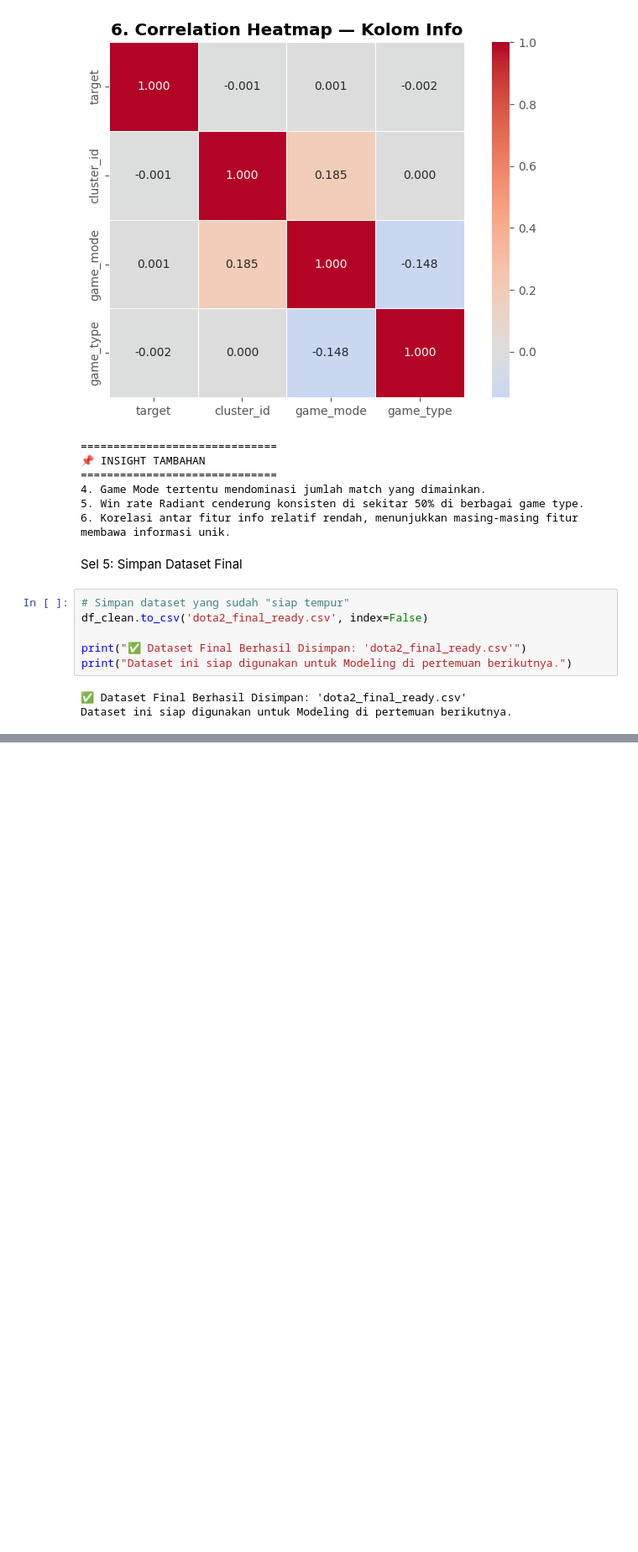
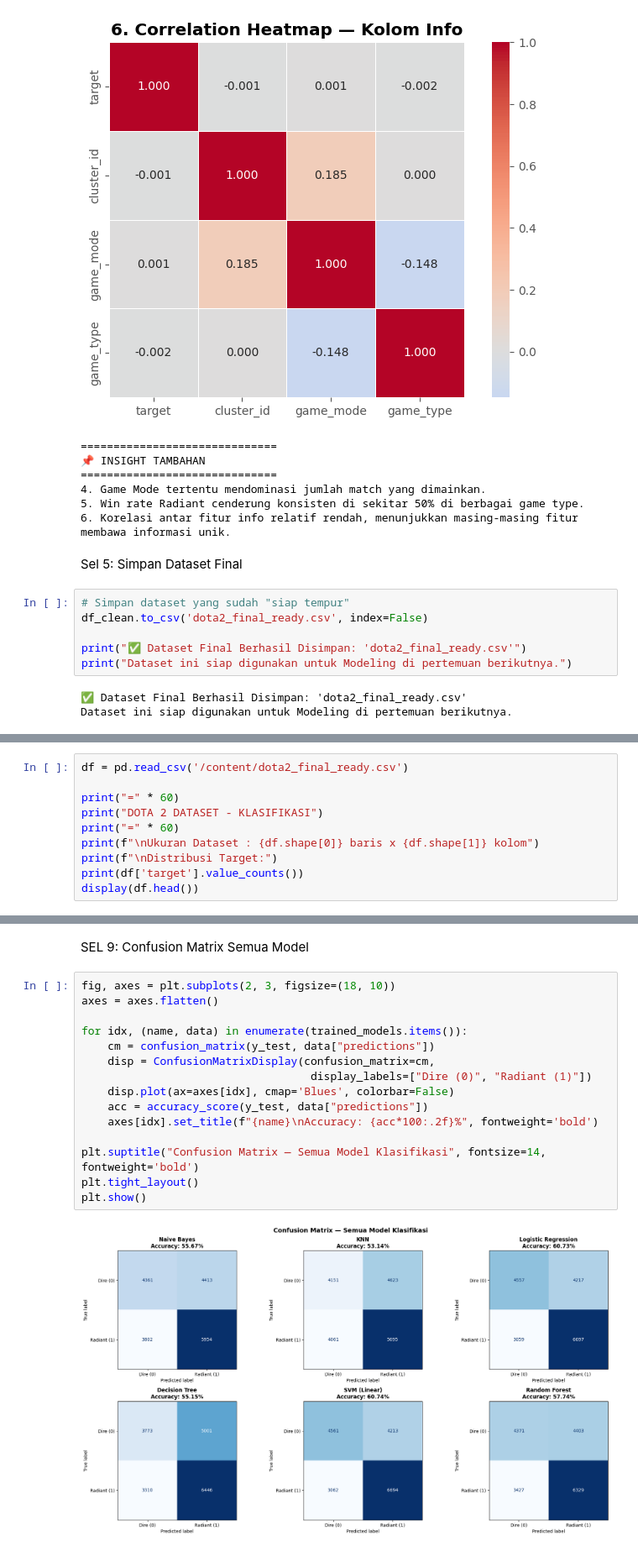
Before and after one commit to Kanzacky/DotaWinIQR, a Jupyter notebook: Dota_2_Dataset.ipynb, the cells around one changed output, grey strips where cells are left out. Shown at 84% size. Cells and saved outputs as stored; diff of their text form; blank space fills up the shorter version.

```diff
--- a/Dota_2_Dataset.ipynb
+++ b/Dota_2_Dataset.ipynb
@@ -273,0 +286,10 @@ Dataset ini siap digunakan untuk Modeling di pertemuan berikutnya.
+# %%
+df = pd.read_csv('/content/dota2_final_ready.csv')
+
+print("=" * 60)
+print("DOTA 2 DATASET - KLASIFIKASI")
+print("=" * 60)
+print(f"\nUkuran Dataset : {df.shape[0]} baris x {df.shape[1]} kolom")
+print(f"\nDistribusi Target:")
+print(df['target'].value_counts())
+display(df.head())
@@ -273,0 +515,19 @@ Dataset ini siap digunakan untuk Modeling di pertemuan berikutnya.
+# %% [markdown]
+SEL 9: Confusion Matrix Semua Model
+# %%
+fig, axes = plt.subplots(2, 3, figsize=(18, 10))
+axes = axes.flatten()
+
+for idx, (name, data) in enumerate(trained_models.items()):
+    cm = confusion_matrix(y_test, data["predictions"])
+    disp = ConfusionMatrixDisplay(confusion_matrix=cm,
+                                   display_labels=["Dire (0)", "Radiant (1)"])
+    disp.plot(ax=axes[idx], cmap='Blues', colorbar=False)
+    acc = accuracy_score(y_test, data["predictions"])
+    axes[idx].set_title(f"{name}\nAccuracy: {acc*100:.2f}%", fontweight='bold')
+
+plt.suptitle("Confusion Matrix — Semua Model Klasifikasi", fontsize=14, fontweight='bold')
+plt.tight_layout()
+plt.show()
+# %% [output]
+[figure, added]
```
Also changed, not shown: parts of 22 cells of this notebook.
